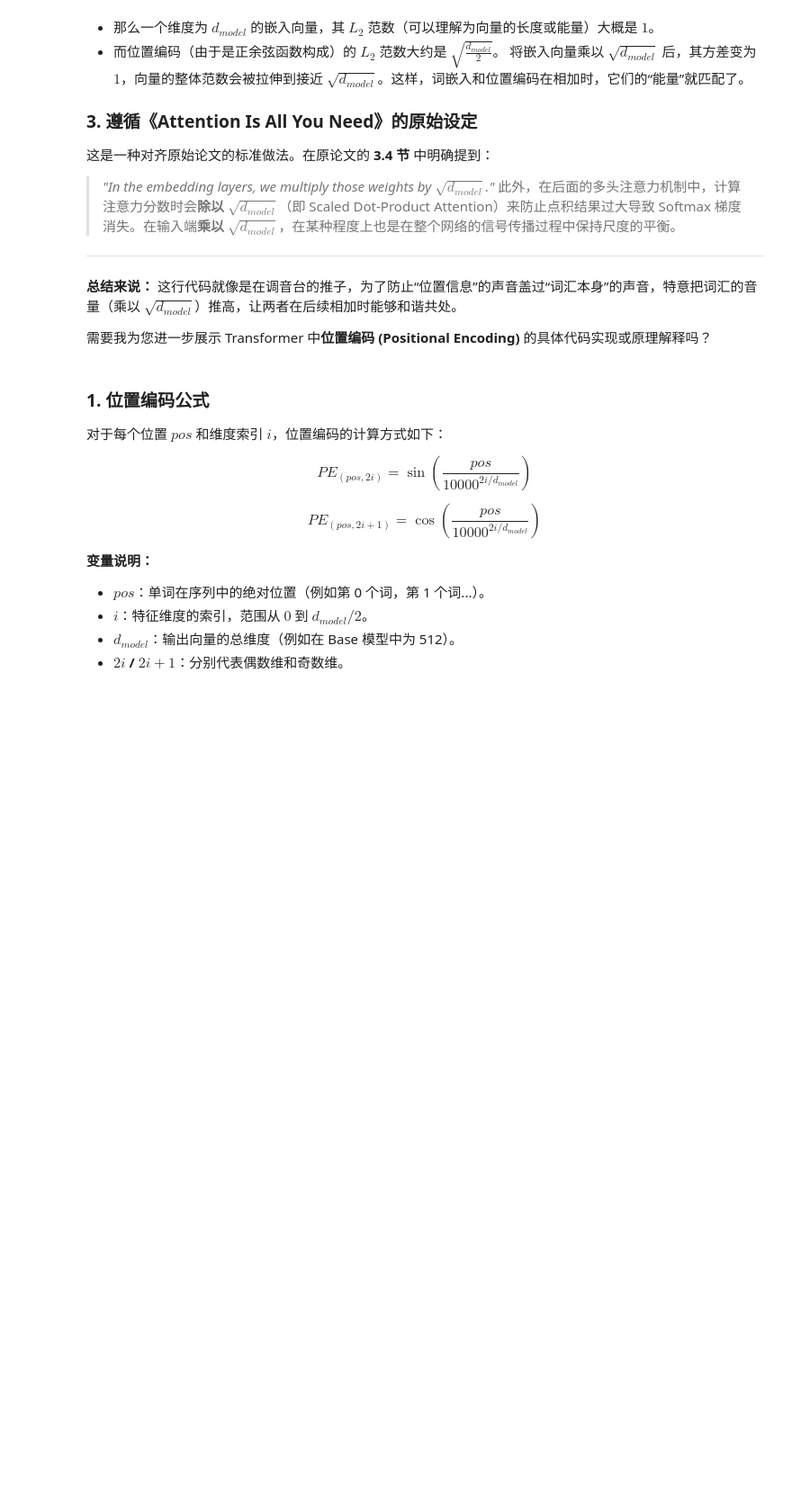
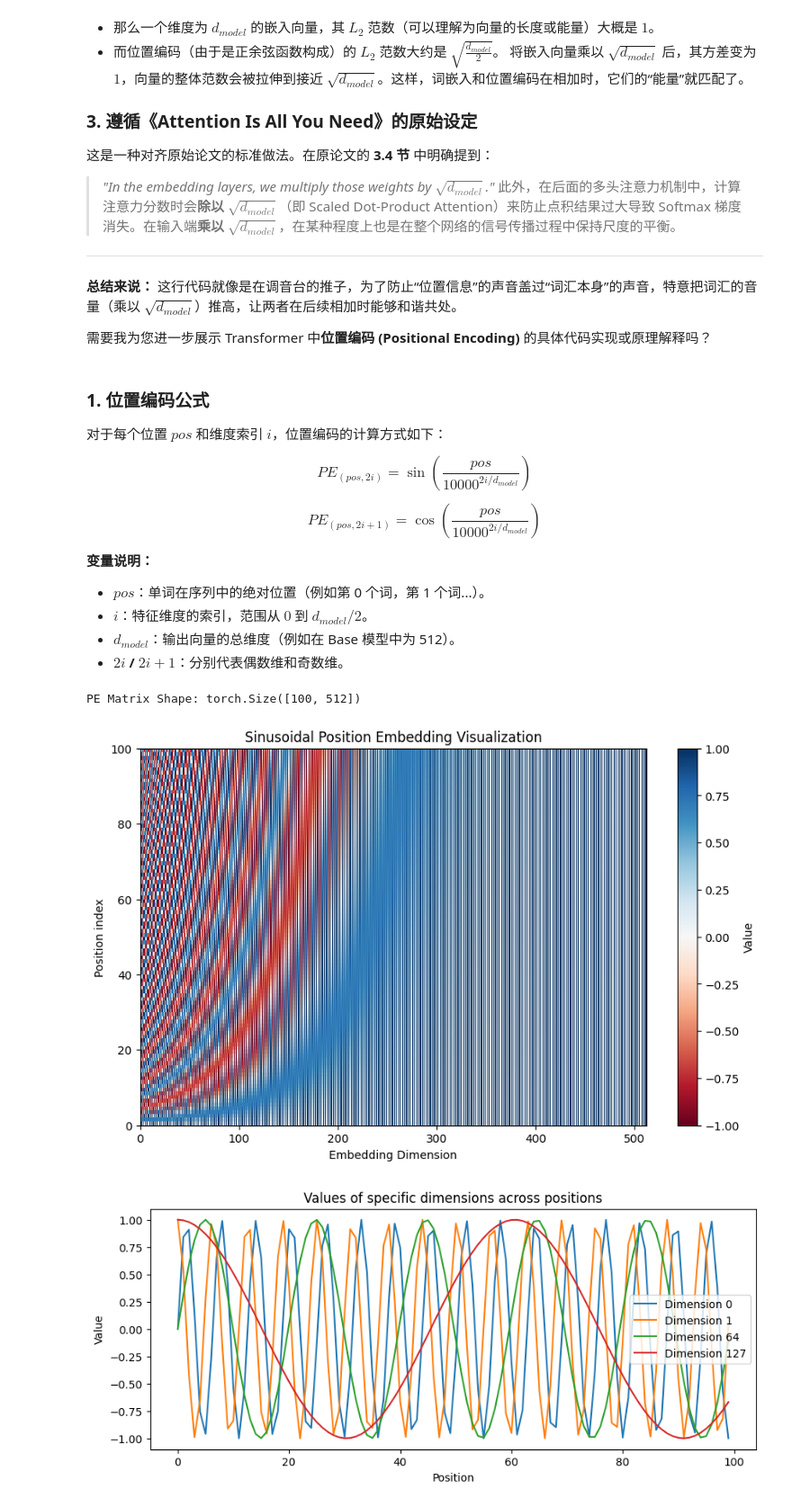
Before and after one commit to mingchen2cg/LLM-learning, a Jupyter notebook: week2/手撕Transformer源码.ipynb, the cells around one changed output. Shown at 90% size. Cells and saved outputs as stored; diff of their text form; code cells hidden in the pictures; blank space fills up the shorter version.

```diff
--- a/week2/手撕Transformer源码.ipynb
+++ b/week2/手撕Transformer源码.ipynb
@@ -111,3 +56,66 @@ $$PE_{(pos, 2i+1)} = \cos\left(\frac{pos}{10000^{2i/d_{model}}}\right)$$
 * **$i$**：特征维度的索引，范围从 $0$ 到 $d_{model}/2$。
 * **$d_{model}$**：输出向量的总维度（例如在 Base 模型中为 512）。
 * **$2i$ / $2i+1$**：分别代表偶数维和奇数维。
+# %%
+import torch
+import torch.nn as nn
+import math
+
+
+class PositionEmbedding(nn.Module):
+    def __init__(self, d_model, max_len=5000):
+        super().__init__()
+        pe = torch.zeros(max_len, d_model)
+        position = torch.arange(0, max_len, dtype=torch.float).unsqueeze(1)
+        div_term = torch.exp(
+            torch.arange(0, d_model, 2).float() * (-math.log(10000) / d_model)
+        )
+
+        pe[:, 0::2] = torch.sin(position * div_term)
+        pe[:, 1::2] = torch.cos(position * div_term)
+        self.register_buffer("pe", pe)
+# %%
+import matplotlib.pyplot as plt
+
+
+def verify_position_embedding():
+    # 1. 参数设置
+    d_model = 512
+    max_len = 100
+    pos_emb_module = PositionEmbedding(d_model=d_model, max_len=max_len)
+
+    # 2. 获取生成的编码矩阵 (shape: [max_len, d_model])
+    # 注意：register_buffer 后的变量通过 self.pe 访问
+    pe = pos_emb_module.pe
+
+    # 3. 基础维度验证
+    print(f"PE Matrix Shape: {pe.shape}")
+    assert pe.shape == (max_len, d_model), "维度不匹配！"
+
+    # 4. 可视化验证
+    plt.figure(figsize=(10, 6))
+    # 绘制热力图，观察不同维度的周期性变化
+    plt.pcolormesh(pe.numpy(), cmap="RdBu")
+    plt.xlabel("Embedding Dimension")
+    plt.ylabel("Position index")
+    plt.colorbar(label="Value")
+    plt.title("Sinusoidal Position Embedding Visualization")
+    plt.show()
+
+    # 5. 周期性验证：绘制其中几个维度的曲线
+    plt.figure(figsize=(10, 4))
+    for i in [0, 1, 64, 127]:
+        plt.plot(pe[:, i].numpy(), label=f"Dimension {i}")
+    plt.legend()
+    plt.title("Values of specific dimensions across positions")
+    plt.xlabel("Position")
+    plt.ylabel("Value")
+    plt.show()
+
+
+if __name__ == "__main__":
+    verify_position_embedding()
+# %% [output]
+PE Matrix Shape: torch.Size([100, 512])
+[figure, added]
+[figure, added]
```
Also changed, not shown: parts of 5 cells of this notebook, 2 other files.
